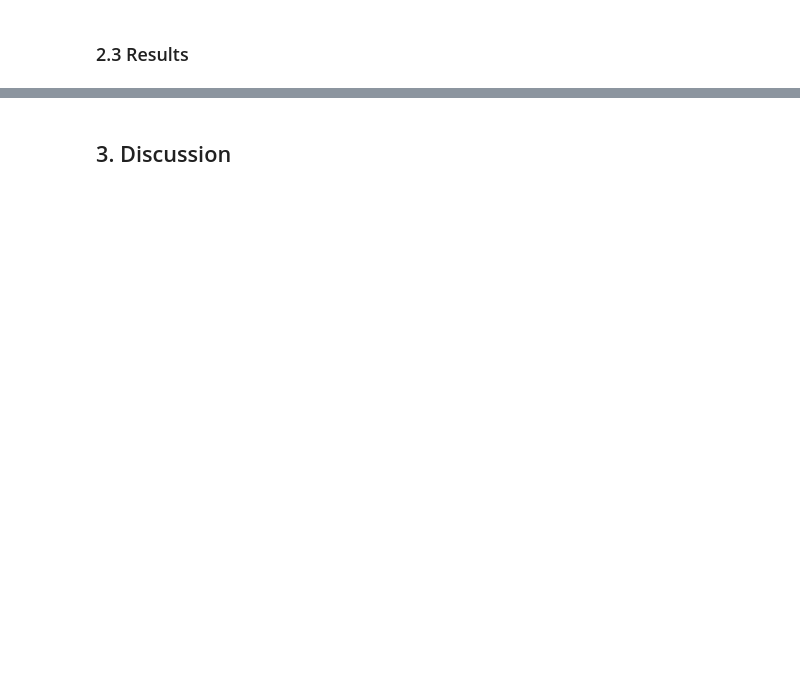
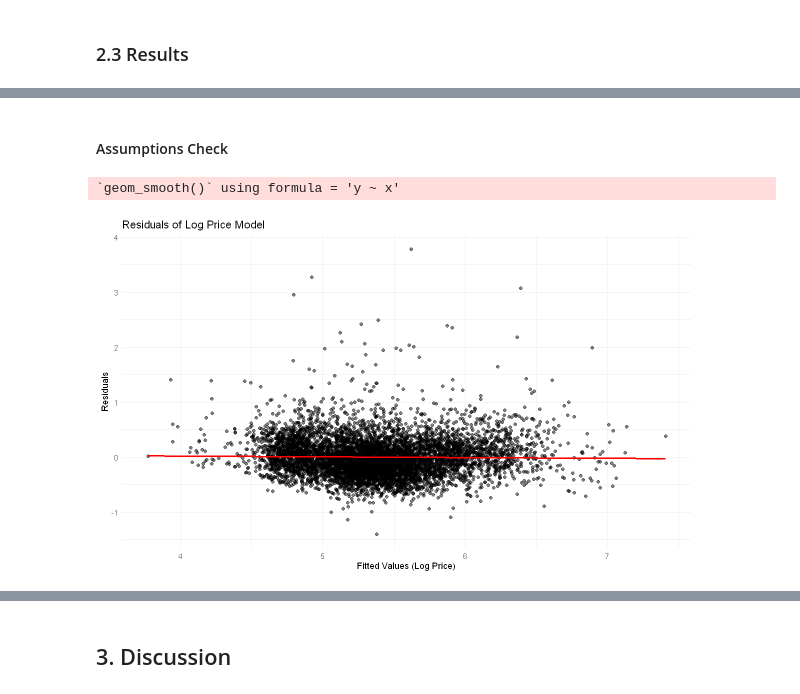
Before and after one commit to NathanPalaiologos/STAT-301-Project, a Jupyter notebook: group_16_final_report.ipynb, the cells around one changed output, grey strips where cells are left out. Drawn from its saved outputs; the diff is of its cells as text; code cells hidden in the pictures; blank space fills up the shorter version.

```diff
--- a/group_16_final_report.ipynb
+++ b/group_16_final_report.ipynb
@@ -541,0 +595,8 @@ Based on the exploratory data analysis, we will proceed with the following analy
+# %%
+# Main developer: Nathan Zhang
+
+# Define the full model
+full_model <- lm(log_realSum ~ ., data = train_data)
+
+# Define the null model
+null_model <- lm(log_realSum ~ 1, data = train_data)
@@ -541,0 +648,19 @@ Based on the exploratory data analysis, we will proceed with the following analy
+# %%
+# Main developer: Nathan Zhang
+
+# Predict using the backward selection model
+predictions_bwd <- predict(backward_sel, newdata = test_data)
+
+predictions_full <- predict(full_model, newdata = test_data)
+
+# Display the rmse of the model on the test set
+rmse_bwd <- sqrt(mean((predictions_bwd - test_data$log_realSum))^2)
+rmse_full <- sqrt(mean((predictions_full - test_data$log_realSum))^2)
+
+# Display the rmse of both models on the test set
+rmse_df <- tibble(
+    Model = c("Full OLS", "Backward Selection"),
+    RMSE = c(rmse_full, rmse_bwd)
+)
+
+rmse_df
@@ -541,0 +751,22 @@ Based on the exploratory data analysis, we will proceed with the following analy
+# %% [markdown]
+#### Assumptions Check
+# %%
+# Main developer: Nathan Zhang
+
+# Plot the residuals of the backward selection model
+bwd_residuals_plot <- ggplot(data = tibble(
+    fitted = predictions_bwd,
+    resid = test_data$log_realSum - predictions_bwd),
+    aes(x = fitted, y = resid)
+ ) +
+    geom_point(alpha = 0.5) +
+    geom_smooth(method = "lm", color = "red", se = FALSE) +
+    labs(title = "Residuals of Log Price Model",
+         x = "Fitted Values (Log Price)",
+         y = "Residuals") +
+    theme_minimal()
+
+bwd_residuals_plot
+# %% [output]
+`geom_smooth()` using formula = 'y ~ x'
+[figure, added]
```
Also changed, not shown: parts of 19 cells of this notebook.
